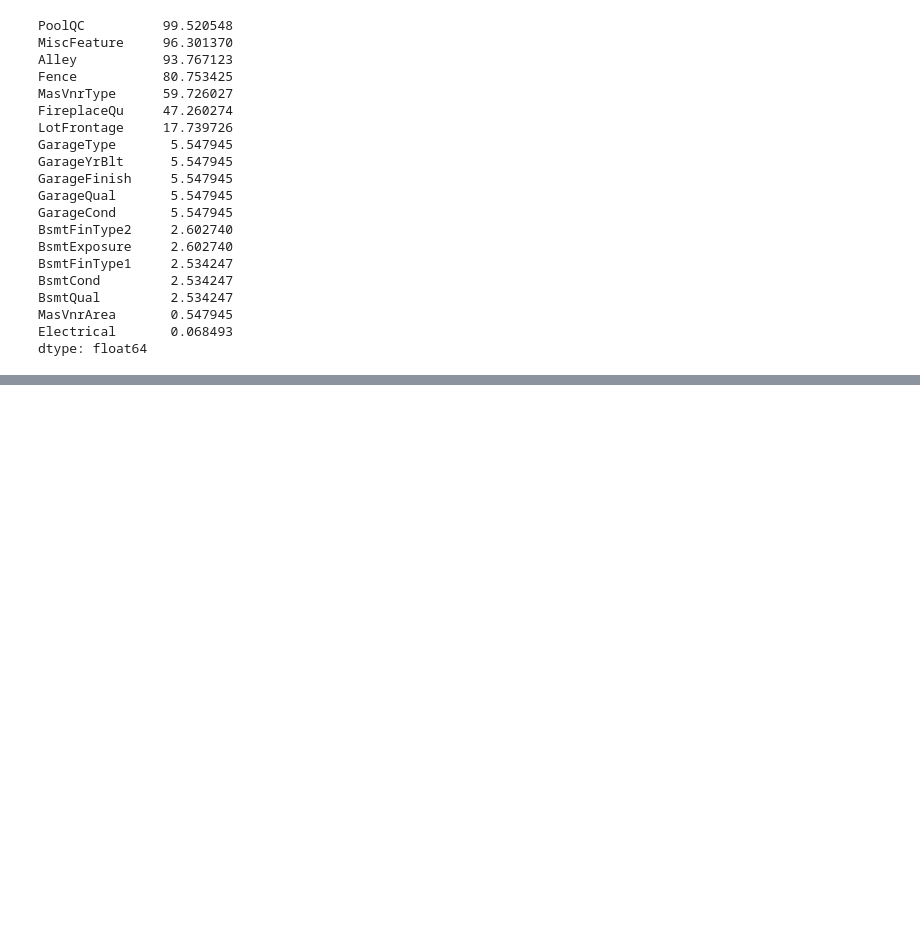
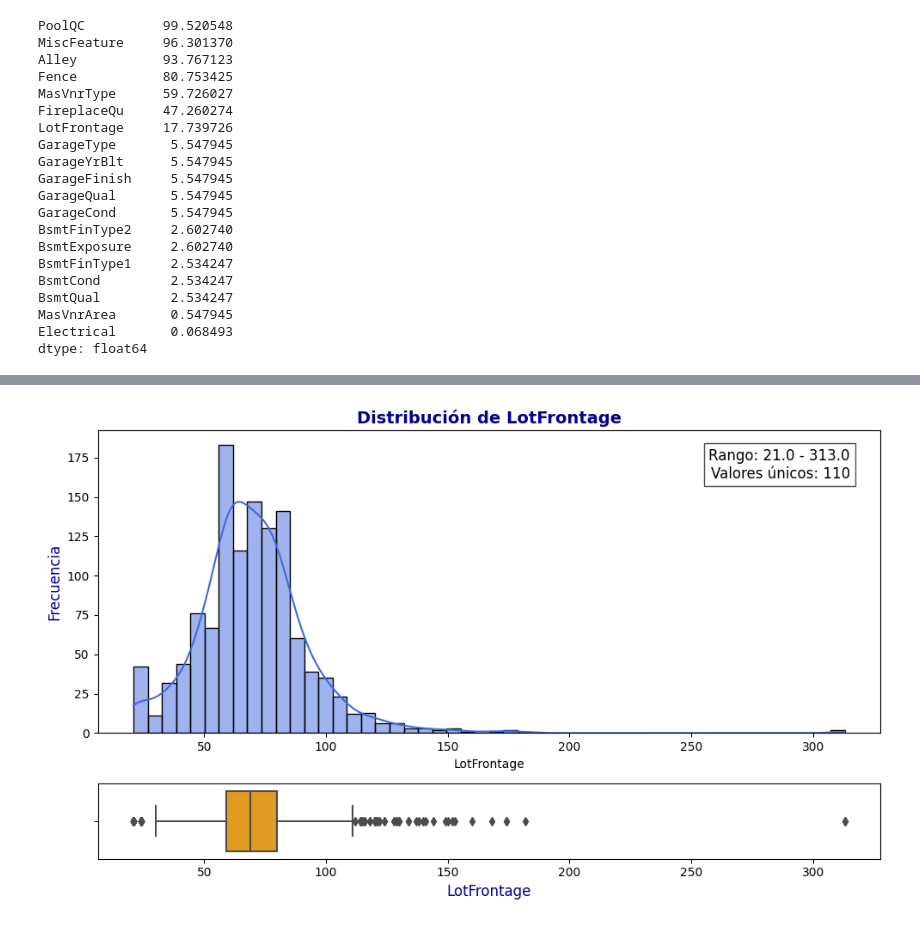
Before and after one commit to 1Dnns/Regression-Projects, a Jupyter notebook: House Prices/notebooks/EDA.ipynb, the cells around one changed output, grey strips where cells are left out. Cells and saved outputs as stored; diff of their text form; code cells hidden in the pictures; blank space fills up the shorter version.

```diff
--- a/House Prices/notebooks/EDA.ipynb
+++ b/House Prices/notebooks/EDA.ipynb
@@ -183,0 +225,4 @@ dtype: float64
+# %%
+analizar_columna_num(name_col_num[2], datos_num)
+# %% [output]
+[figure, added]
```
Also changed, not shown: parts of 53 cells of this notebook, 1 other file.
